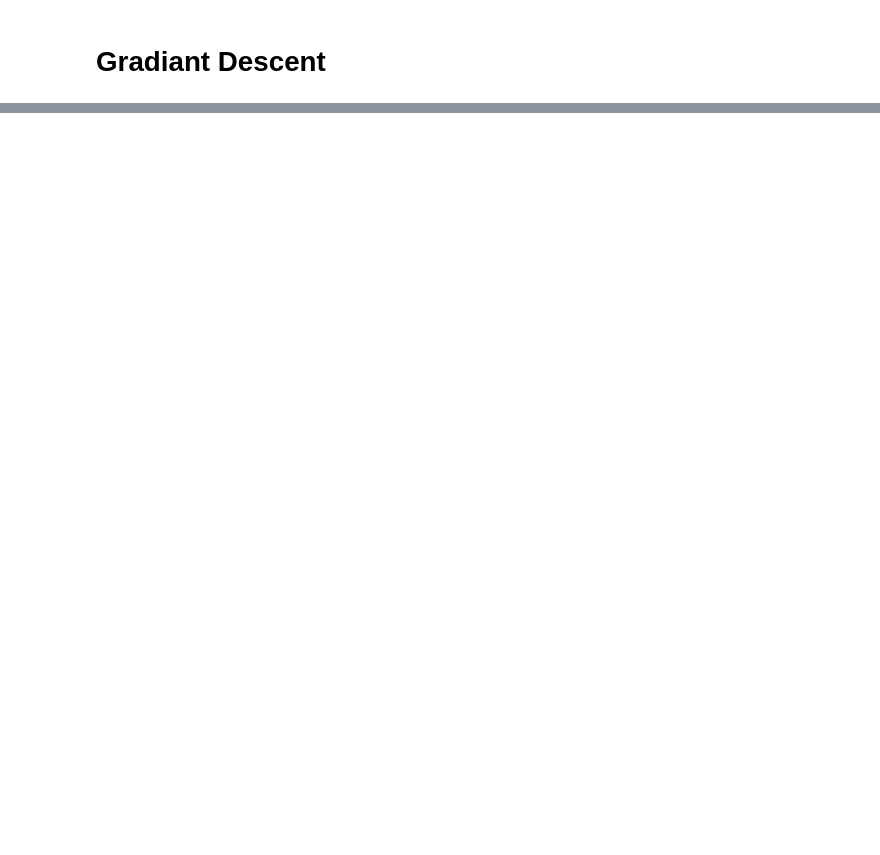
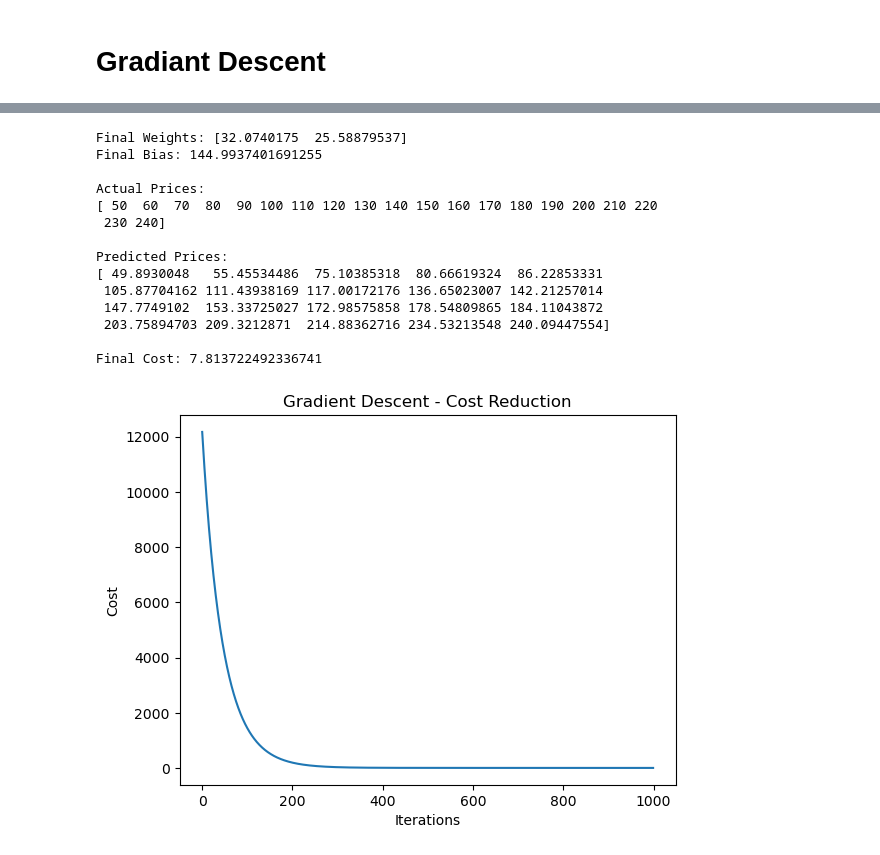
Before and after one commit to swatiasim56g-afk/Machine_Learning, a Jupyter notebook: 25_Day/Gradient_Descent.ipynb, the cells around one changed output, grey strips where cells are left out. Cells and saved outputs as stored; diff of their text form; code cells hidden in the pictures; blank space fills up the shorter version.

```diff
--- a/25_Day/Gradient_Descent.ipynb
+++ b/25_Day/Gradient_Descent.ipynb
@@ -4,3 +4,10 @@
 import numpy as np
 import pandas as pd
 import matplotlib.pyplot as plt
+# %%
+
+# Load dataset
+df = pd.read_csv("Dataset.csv")
+
+# Display dataset
+print(df)
@@ -7,10 +32,5 @@ import matplotlib.pyplot as plt
 # %%
 
-# Load dataset
-df = pd.read_csv("house_prices.csv")
-
-# Display dataset
-print(df)
 
 # Features
 X = df[["Area", "Bedrooms"]].values
@@ -114,30 +134,46 @@ area_grid, bedroom_grid = np.meshgrid(
     bedroom_range
 )
 
 # Scale grid using the same mean and standard deviation
 area_scaled = (area_grid - X_mean[0]) / X_std[0]
 bedroom_scaled = (bedroom_grid - X_mean[1]) / X_std[1]
 
 # Predict price for every point on the grid
 price_grid = (
     w[0] * area_scaled +
     w[1] * bedroom_scaled +
     b
 )
 
 # Plot regression plane
 ax.plot_surface(
     area_grid,
     bedroom_grid,
     price_grid,
     alpha=0.5
 )
 
 # Labels
 ax.set_xlabel("Area")
 ax.set_ylabel("Bedrooms")
 ax.set_zlabel("Price")
 
 ax.set_title("Multiple Linear Regression using Gradient Descent")
 
 plt.show()
+# %% [output]
+Final Weights: [32.0740175  25.58879537]
+Final Bias: 144.9937401691255
+
+Actual Prices:
+[ 50  60  70  80  90 100 110 120 130 140 150 160 170 180 190 200 210 220
+ 230 240]
+
+Predicted Prices:
+[ 49.8930048   55.45534486  75.10385318  80.66619324  86.22853331
+ 105.87704162 111.43938169 117.00172176 136.65023007 142.21257014
+ 147.7749102  153.33725027 172.98575858 178.54809865 184.11043872
+ 203.75894703 209.3212871  214.88362716 234.53213548 240.09447554]
+
+Final Cost: 7.813722492336741
+[figure, added]
```
Also changed, not shown: parts of 2 cells of this notebook.
